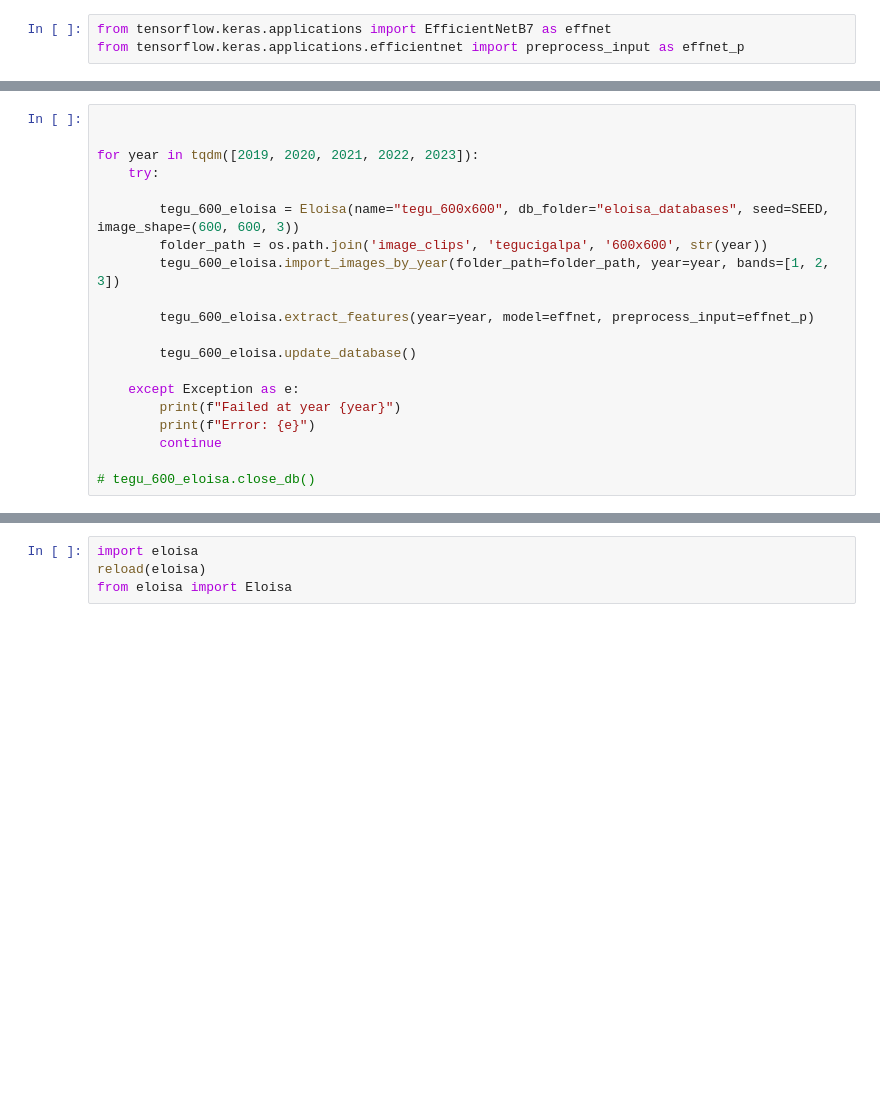
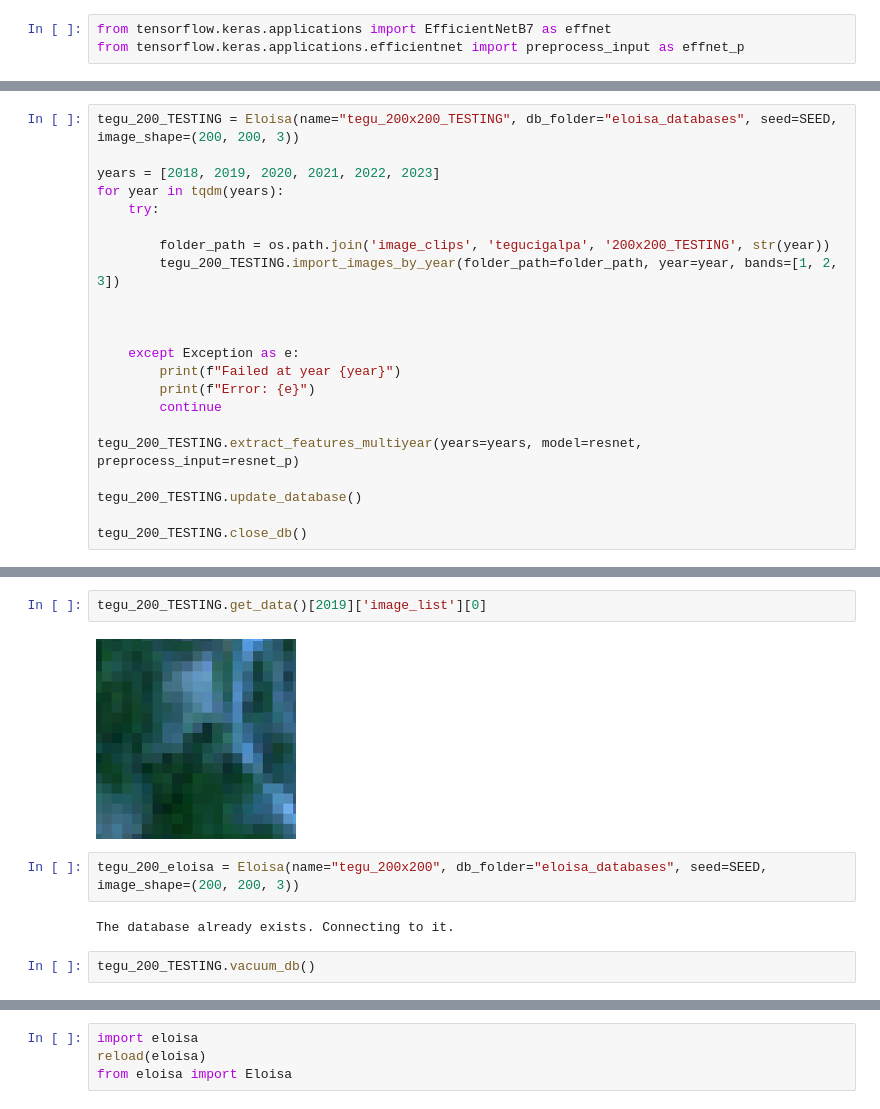
Before and after one commit to JuanesLamilla/TemporalClusterNet, a Jupyter notebook: load_and_save.ipynb, the cells around one changed output, grey strips where cells are left out. Saved outputs shown, nothing was run; the diff lists cells and outputs as text; blank space fills up the shorter version.

```diff
--- a/load_and_save.ipynb
+++ b/load_and_save.ipynb
@@ -92,21 +99,23 @@ from tensorflow.keras.applications.efficientnet import preprocess_input as effne
 # %%
+tegu_200_TESTING = Eloisa(name="tegu_200x200_TESTING", db_folder="eloisa_databases", seed=SEED, image_shape=(200, 200, 3))
+
+years = [2018, 2019, 2020, 2021, 2022, 2023]
+for year in tqdm(years):
+    try:
+
+        folder_path = os.path.join('image_clips', 'tegucigalpa', '200x200_TESTING', str(year))
+        tegu_200_TESTING.import_images_by_year(folder_path=folder_path, year=year, bands=[1, 2, 3])
 
 
-for year in tqdm([2019, 2020, 2021, 2022, 2023]):
-    try:
-
-        tegu_600_eloisa = Eloisa(name="tegu_600x600", db_folder="eloisa_databases", seed=SEED, image_shape=(600, 600, 3))
-        folder_path = os.path.join('image_clips', 'tegucigalpa', '600x600', str(year))
-        tegu_600_eloisa.import_images_by_year(folder_path=folder_path, year=year, bands=[1, 2, 3])
-
-        tegu_600_eloisa.extract_features(year=year, model=effnet, preprocess_input=effnet_p)
-
-        tegu_600_eloisa.update_database()
 
     except Exception as e:
         print(f"Failed at year {year}")
         print(f"Error: {e}")
         continue
 
-# tegu_600_eloisa.close_db()
+tegu_200_TESTING.extract_features_multiyear(years=years, model=resnet, preprocess_input=resnet_p)
+
+tegu_200_TESTING.update_database()
+
+tegu_200_TESTING.close_db()
 # %% [output]
@@ -118,0 +180,10 @@ The database already exists. Connecting to it.
+# %%
+tegu_200_TESTING.get_data()[2019]['image_list'][0]
+# %% [output]
+[figure, added]
+# %%
+tegu_200_eloisa = Eloisa(name="tegu_200x200", db_folder="eloisa_databases", seed=SEED, image_shape=(200, 200, 3))
+# %% [output]
+The database already exists. Connecting to it.
+# %%
+tegu_200_TESTING.vacuum_db()
```
Also changed, not shown: parts of 17 cells of this notebook, 1 other file.
